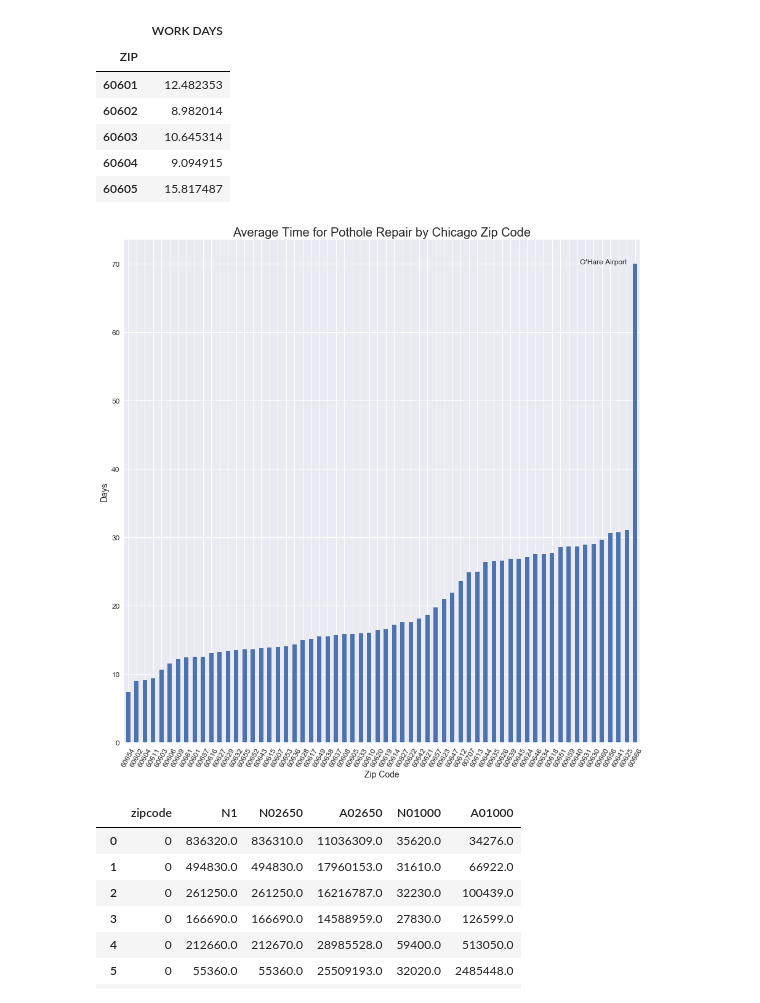
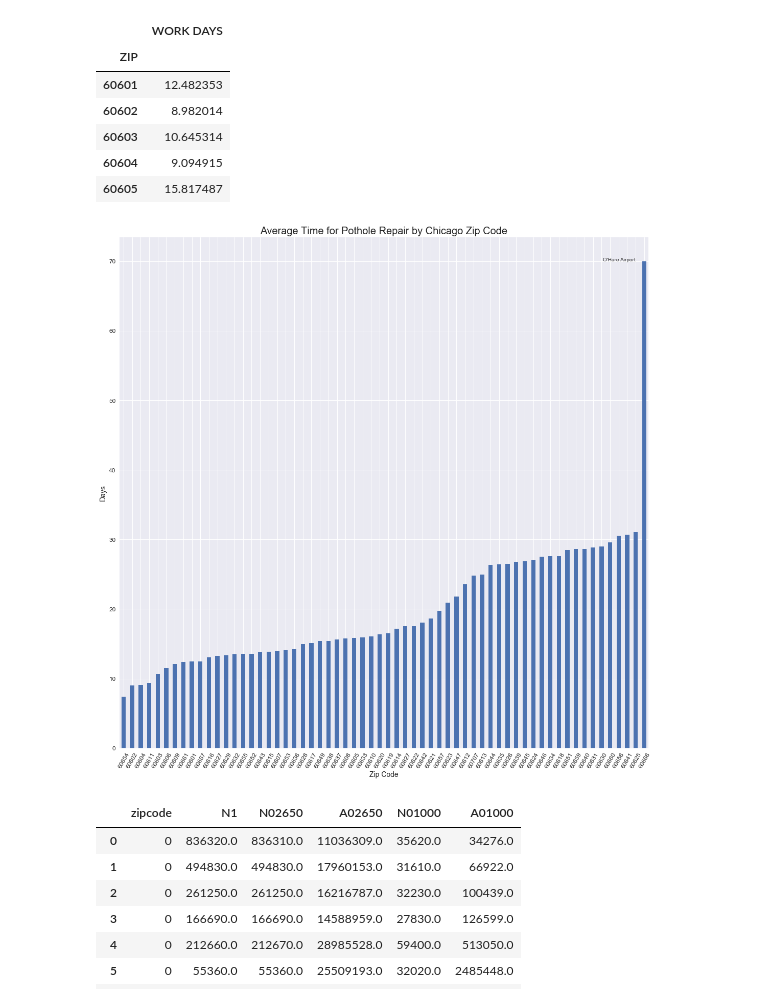
Before and after one commit to bobo333/data-explorations, a Jupyter notebook: chicago_potholes_and_income/Chicago Potholes.ipynb, the cells around one changed output. Drawn from its saved outputs; the diff is of its cells as text; code cells hidden in the pictures.

```diff
--- a/chicago_potholes_and_income/Chicago Potholes.ipynb
+++ b/chicago_potholes_and_income/Chicago Potholes.ipynb
@@ -75,7 +76,7 @@ data.head()
 data['WAITING TIME'] = np.where(data['COMPLETE'] == True, pd.NaT, data['WAITING TIME'])
 # %%
 data['WAITING TIME'] = pd.to_timedelta(data['WAITING TIME'])
-data['WORK DURATION'] = pd.to_timedelta(data['WAITING TIME'])
+data['WORK DURATION'] = pd.to_timedelta(data['WORK DURATION'])
 # %%
 data.head()
 # %% [output]
@@ -233,15 +238,17 @@ mean_by_zip.head()
 # %%
 ax = mean_by_zip.sort_values('WORK DAYS').plot(sort_columns=True, kind='bar', figsize=(15, 15))
 
 ax.text(60, 70, "O'Hare Airport", ha='right', transform=ax.transData);
 ax.legend_.remove()
 ax.tick_params(labelsize=12);
 ax.set_xlabel('Zip Code', fontsize=14);
 ax.set_ylabel('Days', fontsize=14)
 plt.xticks(rotation=60)
 ax.set_title('Average Time for Pothole Repair by Chicago Zip Code', fontsize=20);
+
+ax.figure.tight_layout(pad=0, w_pad=20, h_pad=10.0)
 # %% [output]
-[figure, old version]
+[figure, new version]
 # %%
 ax.set_xlabel?
 # %%
```
Also changed, not shown: parts of 17 cells of this notebook.
